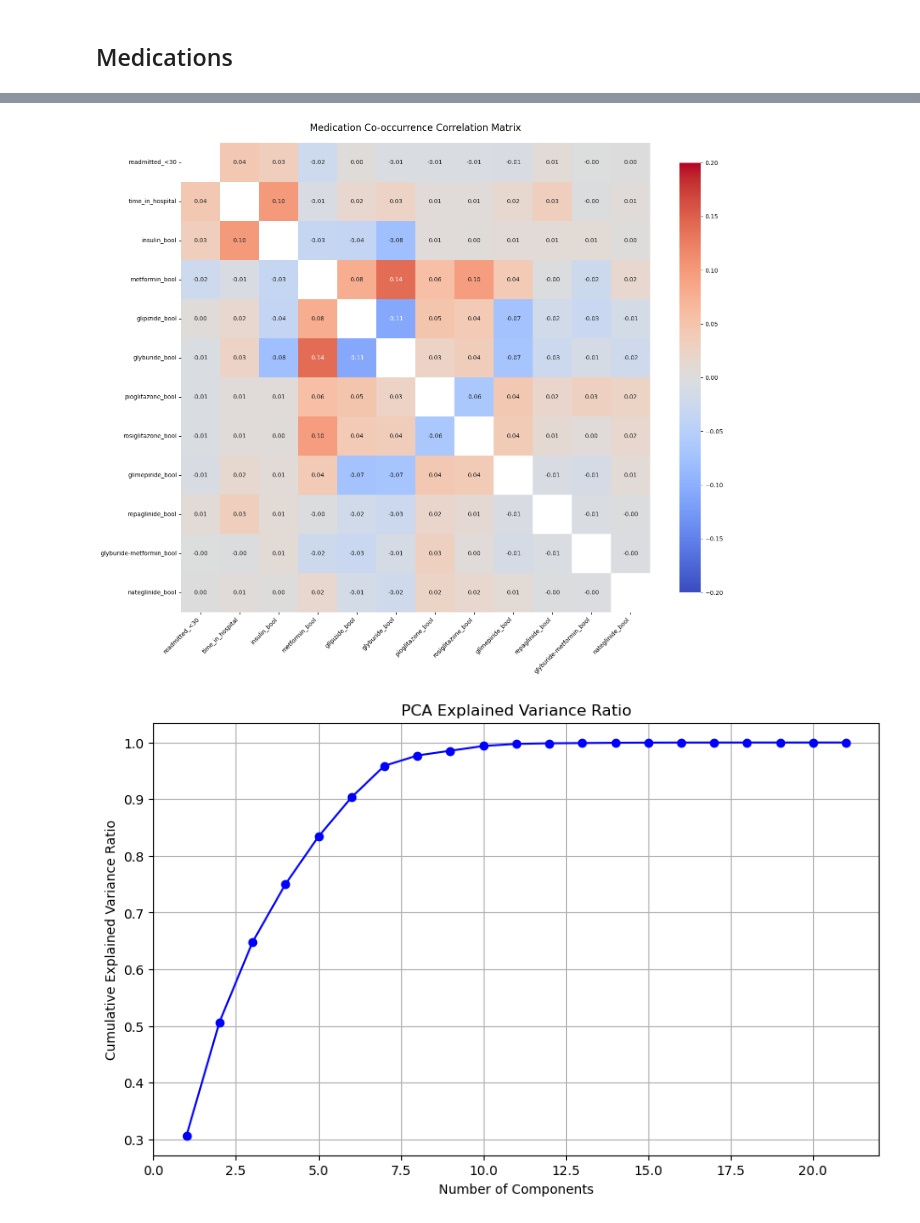
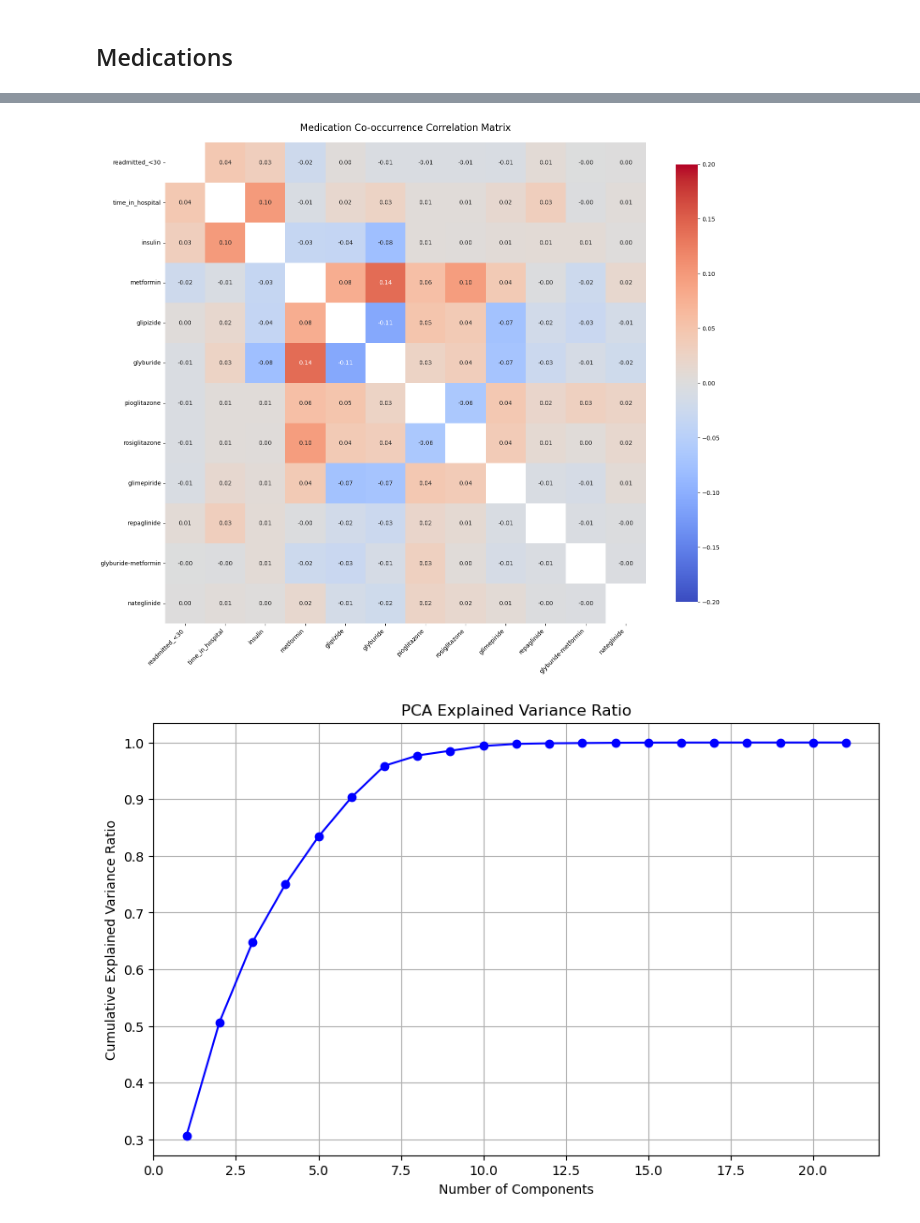
Before and after one commit to yongjun21/Team10_IT5006_Healthcare_Analytics_AY2526, a Jupyter notebook: notebooks/eda.ipynb, the cells around one changed output, grey strips where cells are left out. Saved outputs shown, nothing was run; the diff lists cells and outputs as text; code cells hidden in the pictures.

```diff
--- a/notebooks/eda.ipynb
+++ b/notebooks/eda.ipynb
@@ -113,10 +112,11 @@ data = pd.merge(data, targets_oh, left_index=True, right_index=True)
 # %%
 grouped_by_patient = data.groupby("patient_nbr")
+targets_oh_grouped_by_patient = targets_oh.groupby(data["patient_nbr"])
 by_patient = pd.DataFrame({
     "encounters": grouped_by_patient["encounter_id"].count(),
-    "readmitted_<30": grouped_by_patient["readmitted_<30"].mean(),
-    "readmitted_>30": grouped_by_patient["readmitted_>30"].mean(),
-    "readmitted_NO": grouped_by_patient["readmitted_NO"].mean(),
+    "readmitted_<30": targets_oh_grouped_by_patient["readmitted_<30"].mean(),
+    "readmitted_>30": targets_oh_grouped_by_patient["readmitted_>30"].mean(),
+    "readmitted_NO": targets_oh_grouped_by_patient["readmitted_NO"].mean(),
     "time_in_hospital": grouped_by_patient["time_in_hospital"].mean(),
 })
 # %%
@@ -165,17 +165,13 @@ data["race"] = data["race"].astype('category')
 data["gender"] = data["gender"].astype('category')
 data["age"] = data["age"].astype('category')
 # %%
-data["demographic_weight"] = 1 / data["patient_nbr"].map(by_patient["encounters"])
+demographic_weight = 1 / data["patient_nbr"].map(by_patient["encounters"])
 
-targets_oh_cols = ['readmitted_<30', 'readmitted_>30', 'readmitted_NO']
-
-for col in targets_oh_cols:
-    data["weighted_" + col] = data[col] * data['demographic_weight']
-
+weighted_target_oh = targets_oh.mul(demographic_weight, axis=0)
 
 def get_outcome_by_feature(name, sorted=False, patient_weighted=False):
     # Group by feature and sum the weighted one-hot columns
-    outcome_by_feature = data.groupby(name)[["weighted_" + col for col in targets_oh_cols]].sum(
+    outcome_by_feature = weighted_target_oh.groupby(data[name]).sum(
     ) if patient_weighted else data.groupby(name)['readmitted'].value_counts().unstack(fill_value=0)
 
     if not sorted:
@@ -482,15 +718,12 @@ medication_cols = [
     'glimepiride-pioglitazone', 'metformin-rosiglitazone', 'metformin-pioglitazone'
 ]
 
-for med in medication_cols:
-    data[med + "_bool"] = data[med].apply(lambda x: 1 if x != 'No' else 0)
-
-bool_med_cols = data[[med + "_bool" for med in medication_cols]]
+medications_bool = data[medication_cols].apply(lambda x: (x != 'No').astype(int))
 # %%
 med_usage = pd.DataFrame({
-    "readmitted_<30": (bool_med_cols.mul(data["readmitted_<30"], axis=0)).sum(axis=0) / len(data) * 100,
-    "readmitted_>30": (bool_med_cols.mul(data["readmitted_>30"], axis=0)).sum(axis=0) / len(data) * 100,
-    "readmitted_NO": (bool_med_cols.mul(data["readmitted_NO"], axis=0)).sum(axis=0) / len(data) * 100
+    "readmitted_<30": (medications_bool.mul(targets_oh["readmitted_<30"], axis=0)).sum(axis=0) / len(data) * 100,
+    "readmitted_>30": (medications_bool.mul(targets_oh["readmitted_>30"], axis=0)).sum(axis=0) / len(data) * 100,
+    "readmitted_NO": (medications_bool.mul(targets_oh["readmitted_NO"], axis=0)).sum(axis=0) / len(data) * 100
 })
 
 med_usage = med_usage.reindex(med_usage.sum(axis=1).sort_values(ascending=False).index)
@@ -528,21 +760,25 @@ plt.show();
 # %%
 
 # Create correlation matrix
-medication_corr_data = data[["readmitted_<30", "time_in_hospital"] + [med for med in med_usage.index[:10]]]
+medication_corr_data = pd.concat([
+    targets_oh["readmitted_<30"],
+    data["time_in_hospital"],
+    medications_bool[med_usage.index[:10]]
+], axis=1)
 corr_matrix = medication_corr_data.corr()
 
 # Create heatmap
 plt.figure(figsize=(16, 14))
 mask = np.eye(len(corr_matrix))
 sns.heatmap(corr_matrix, mask=mask, annot=True, cmap='coolwarm', center=0, vmin=-0.2, vmax=0.2,
             square=True, fmt='.2f', cbar_kws={'shrink': 0.8})
 plt.title('Medication Co-occurrence Correlation Matrix', pad=20, fontsize=16)
 plt.xticks(rotation=45, ha='right')
 plt.yticks(rotation=0)
 plt.tight_layout()
 plt.show();
 # %% [output]
-[figure, old version]
+[figure, new version]
 # %%
 # Perform PCA on top 10 medications
 from sklearn.decomposition import PCA
```
Also changed, not shown: parts of 16 cells of this notebook, 11 other files.
